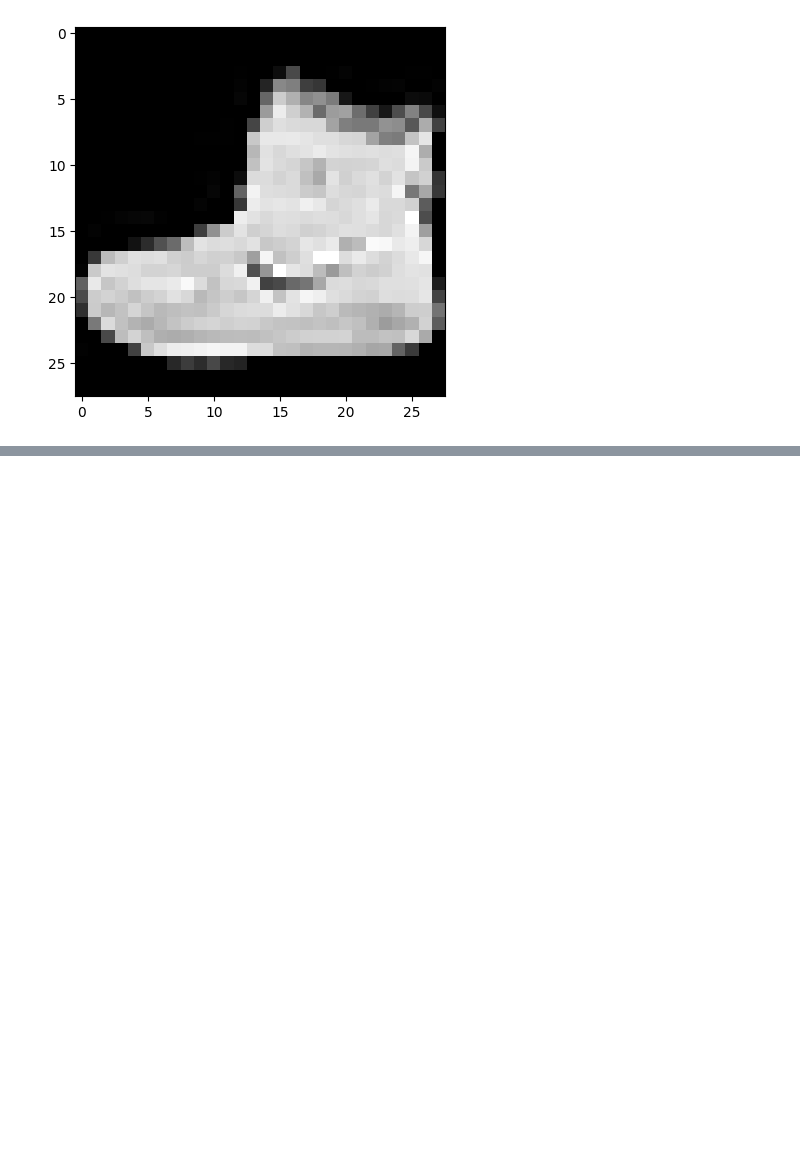
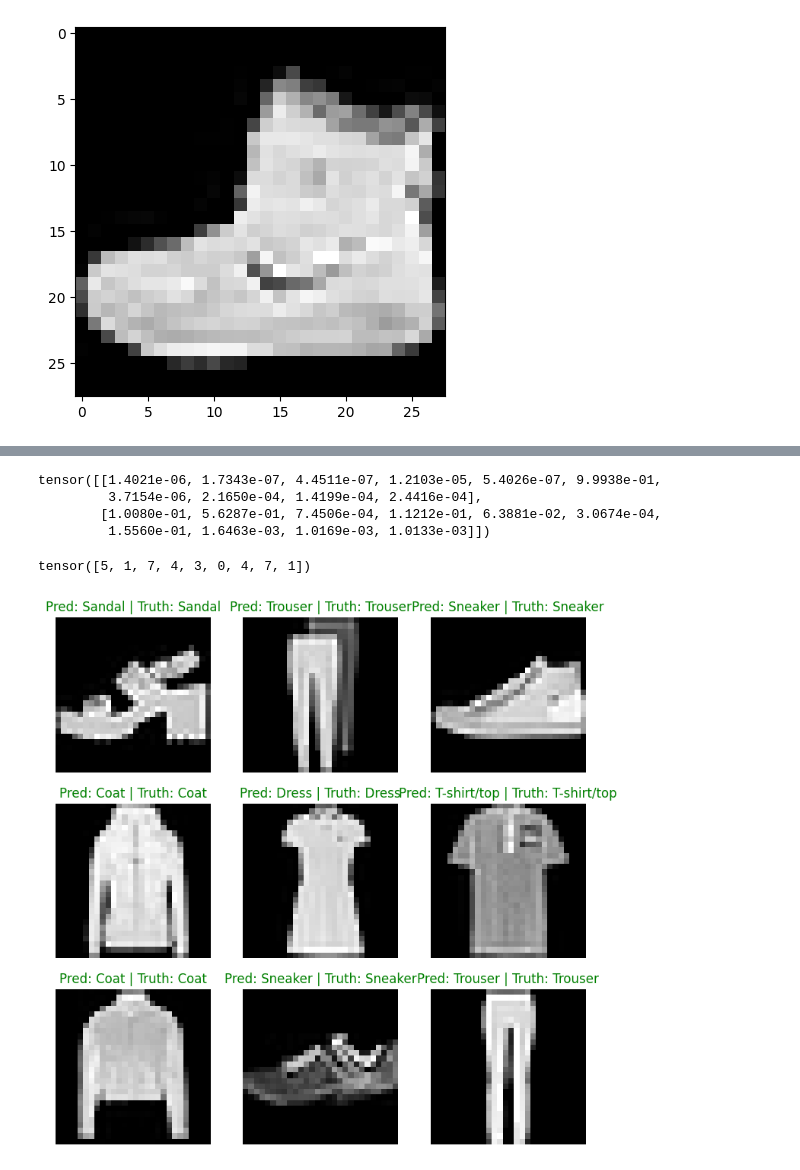
Before and after one commit to Knightler/deep-learning-practice, a Jupyter notebook: PYTORCH_ComputerVision.ipynb, the cells around one changed output, grey strips where cells are left out. Cells and saved outputs as stored; diff of their text form; code cells hidden in the pictures; blank space fills up the shorter version.

```diff
--- a/PYTORCH_ComputerVision.ipynb
+++ b/PYTORCH_ComputerVision.ipynb
@@ -904,0 +1043,36 @@ plt.imshow(image.squeeze(), cmap='gray')
+# %%
+# Make predictions
+pred_probs = make_predictions(model=model_2,
+                              data=test_samples)
+# View first two prediction probabilties
+pred_probs[:2]
+# %% [output]
+tensor([[1.4021e-06, 1.7343e-07, 4.4511e-07, 1.2103e-05, 5.4026e-07, 9.9938e-01,
+         3.7154e-06, 2.1650e-04, 1.4199e-04, 2.4416e-04],
+        [1.0080e-01, 5.6287e-01, 7.4506e-04, 1.1212e-01, 6.3881e-02, 3.0674e-04,
+         1.5560e-01, 1.6463e-03, 1.0169e-03, 1.0133e-03]])
+# %%
+# Convert prediction probabilities to labels
+pred_classes = pred_probs.argmax(dim=1)
+pred_classes
+# %% [output]
+tensor([5, 1, 7, 4, 3, 0, 4, 7, 1])
+# %%
+# Plot predictions
+plt.figure(figsize=(9, 9))
+nrows = 3
+ncols = 3
+for i, sample in enumerate(test_samples):
+    # Create a subplot
+    plt.subplot(nrows, ncols, i+1)
+    plt.imshow(sample.squeeze(), cmap='gray')
+    title_text = f'Pred: {class_names[pred_classes[i]]} | Truth: {class_names[test_labels[i]]}'
+    plt.axis(False)
+
+    # Check for equality between pred and truth and change the color of title text
+    if class_names[pred_classes[i]] == class_names[test_labels[i]]:
+        plt.title(title_text, color='green')
+    else:
+        plt.title(title_text, color='red')
+# %% [output]
+[figure, added]
```
Also changed, not shown: parts of 28 cells of this notebook.
